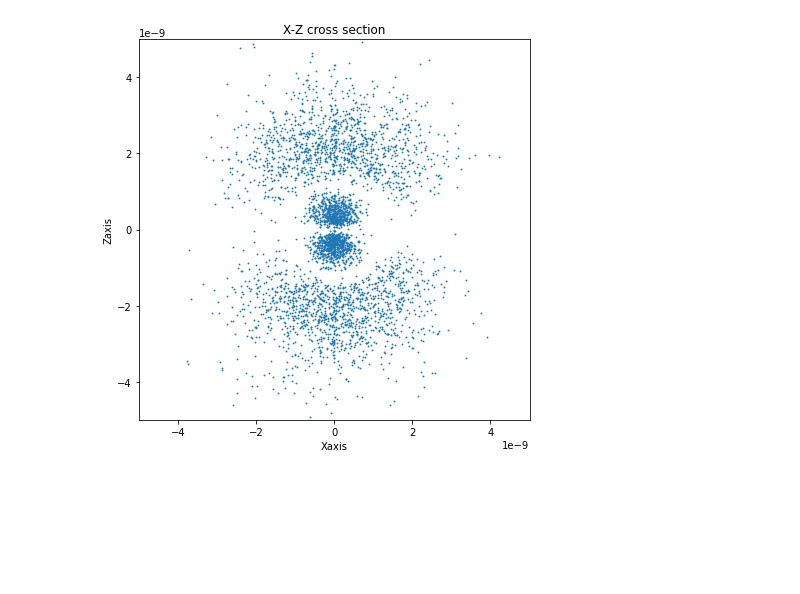
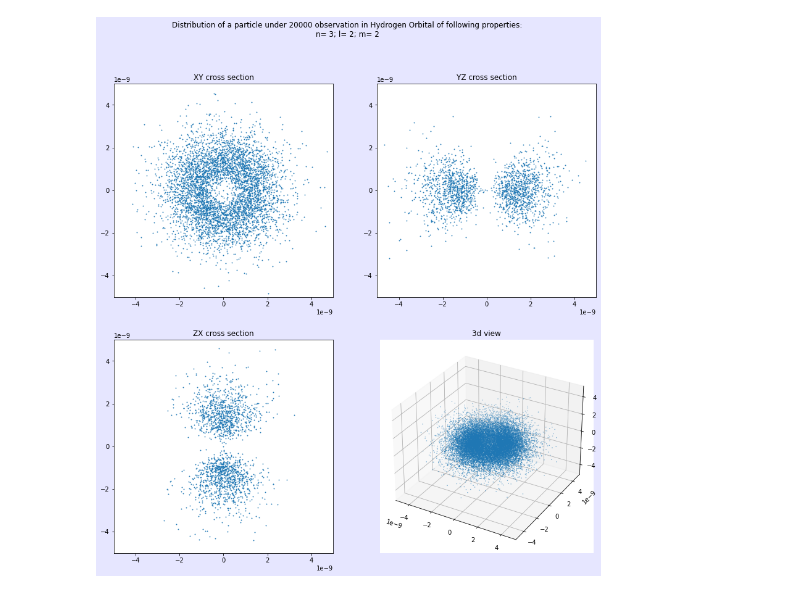
Before and after one commit to BlackHatHawk/Quantum_Chemistry, a Jupyter notebook: 3d_orbital.ipynb, the cells around one changed output. Drawn from its saved outputs; the diff is of its cells as text; code cells hidden in the pictures; blank space fills up the shorter version.

Commit message:
Calculated 3d orbital

```diff
--- a/3d_orbital.ipynb
+++ b/3d_orbital.ipynb
@@ -45,8 +44,8 @@ for i in range(itr):
 
 coord = coord[1:,:]
 # %%
-jum = coord.shape[0]
-cart_coord = np.zeros((jum,3))
+n_coords = coord.shape[0]
+cart_coord = np.zeros((n_coords,3))
 
 cart_coord[:,0] = coord[:,0] * np.sin(coord[:,1]) * np.cos(coord[:,2])
 cart_coord[:,1] = coord[:,0] * np.sin(coord[:,2]) * np.sin(coord[:,1])
@@ -65,21 +52,0 @@ ax.scatter3D(cart_coord[1:,0],cart_coord[1:,1],cart_coord[1:,2],s=0.7)
-# %%
-hanny = np.array([[0,0]])
-for i in range(jum):
-    if -0.25e-9<cart_coord[i,1]<0.25e-9:
-        hanny = np.concatenate((hanny,np.array([[cart_coord[i,0],cart_coord[i,2]]])),axis=0)
-
-
-
-
-fig = plt.figure(figsize=(7,7),facecolor=(1,1,1))
-ax = fig.add_subplot(111)
-ax.scatter(hanny[:,0],hanny[:,1],s=0.7)
-#ax.scatter(cart_coord[:,0],cart_coord[:,2],s =0.5)
-plt.xlim(-5e-9,5e-9)
-plt.ylim(-5e-9,5e-9)
-plt.title('X-Z cross section')
-plt.xlabel('Xaxis')
-plt.ylabel('Zaxis')
-plt.savefig('3d0.png')
-# %% [output]
-[figure, removed]
@@ -87,0 +53,44 @@ pd.DataFrame(cart_coord).to_csv('3d_data_0.csv')
+# %%
+XYcross = np.array([[0,0]])
+YZcross = np.array([[0,0]])
+ZXcross = np.array([[0,0]])
+for i in range(n_coords):
+    if -0.25e-9<cart_coord[i,2]<0.25e-9:
+        XYcross = np.concatenate((XYcross,np.array([[cart_coord[i,0],cart_coord[i,1]]])),axis=0)
+    if -0.25e-9<cart_coord[i,0]<0.25e-9:
+        YZcross = np.concatenate((YZcross,np.array([[cart_coord[i,1],cart_coord[i,2]]])),axis=0)
+    if -0.25e-9<cart_coord[i,1]<0.25e-9:
+        ZXcross = np.concatenate((ZXcross,np.array([[cart_coord[i,2],cart_coord[i,0]]])),axis=0)
+# %%
+fig = plt.figure(figsize = (14,14),facecolor=(0.9,0.9,1))
+
+fig.suptitle('Distribution of a particle under {} observation in Hydrogen Orbital of following properties:\n n= {}; l= {}; m= {} '.format(itr,n,l,m))
+ax0 = fig.add_subplot(221)
+ax1 = fig.add_subplot(222)
+ax2 = fig.add_subplot(223)
+ax3 = fig.add_subplot(224,projection='3d')
+
+ax0.set_title('XY cross section')
+ax0.scatter(XYcross[:,0],XYcross[:,1],s = 0.7)
+ax0.set_xlim(-5e-9,5e-9)
+ax0.set_ylim(-5e-9,5e-9)
+
+ax1.set_title('YZ cross section')
+ax1.scatter(YZcross[:,0],YZcross[:,1],s = 0.7)
+ax1.set_xlim(-5e-9,5e-9)
+ax1.set_ylim(-5e-9,5e-9)
+
+ax2.set_title('ZX cross section')
+ax2.scatter(ZXcross[:,0],ZXcross[:,1],s = 0.7)
+ax2.set_xlim(-5e-9,5e-9)
+ax2.set_ylim(-5e-9,5e-9)
+
+ax3.set_title('3d view')
+ax3.scatter(cart_coord[:,0],cart_coord[:,1],cart_coord[:,2], s = 0.2)
+ax3.set_xlim(-5e-9,5e-9)
+ax3.set_ylim(-5e-9,5e-9)
+ax3.set_zlim(-5e-9,5e-9)
+
+fig.savefig('3d_{}.png'.format(m))
+# %% [output]
+[figure, added]
```
Also changed, not shown: parts of 4 cells of this notebook, 7 other files.
